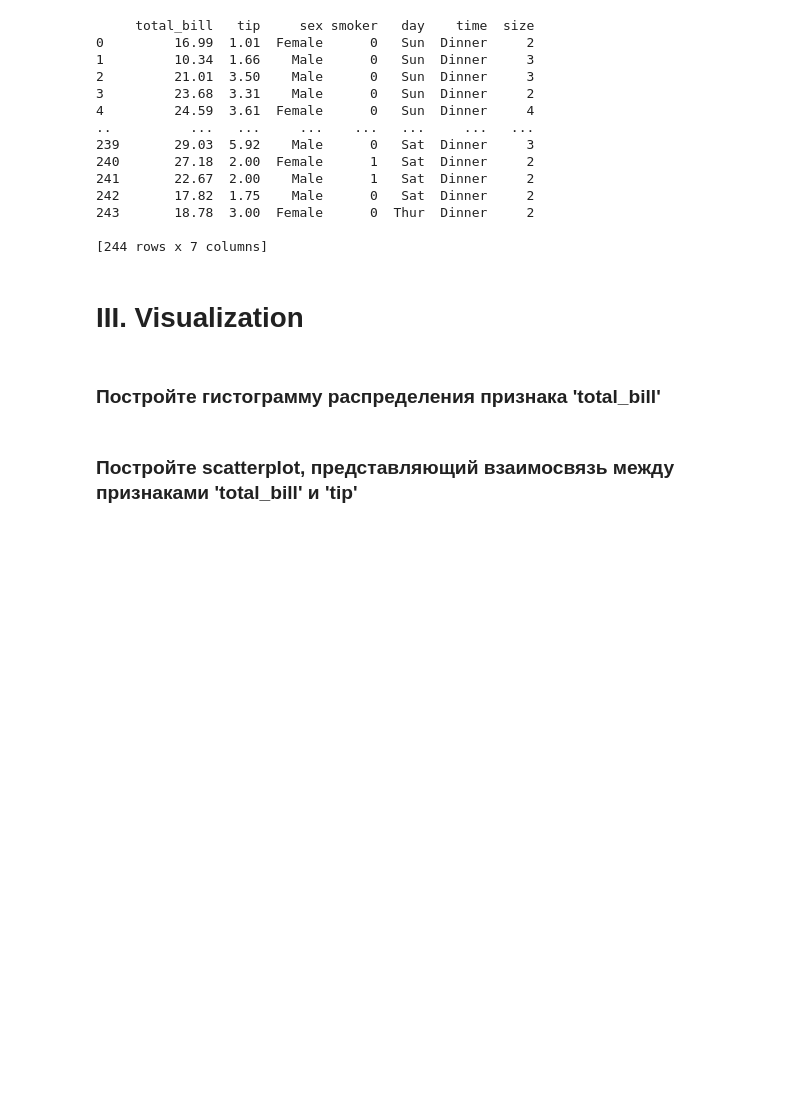
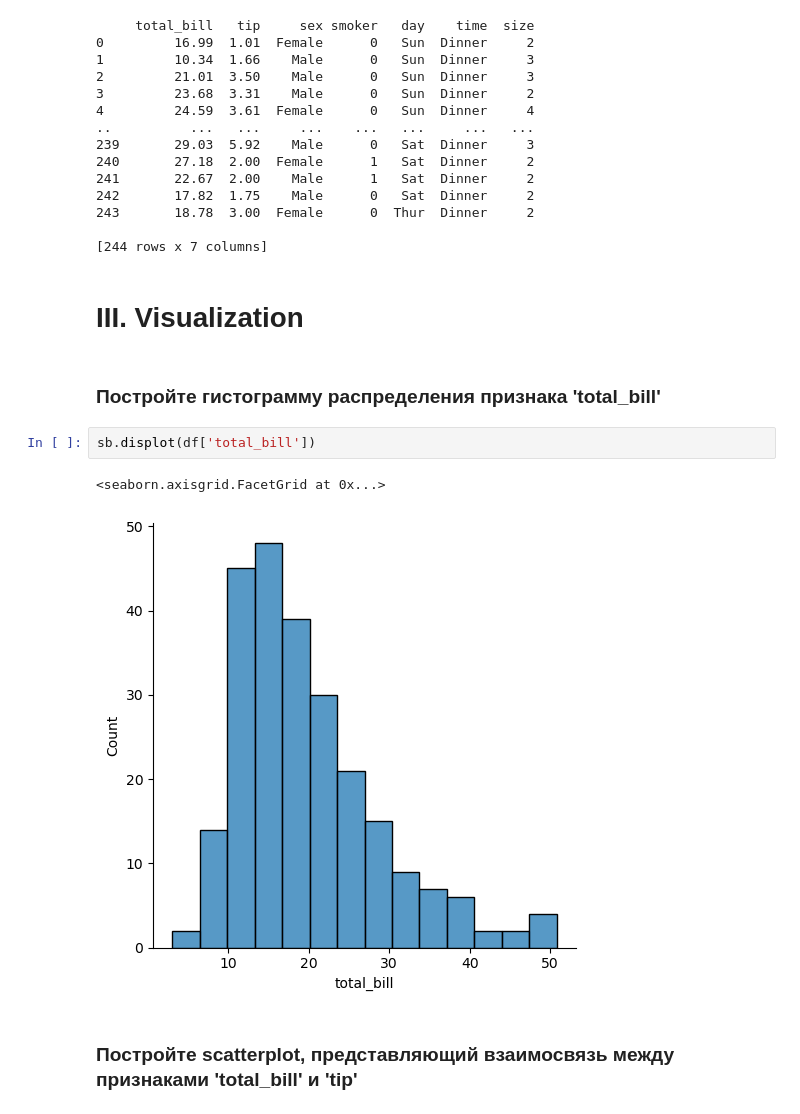
Before and after one commit to volk-anastasia/OTUS-homeworks, a Jupyter notebook: homework3/Analyze and Visualize.ipynb, the cells around one changed output. Drawn from its saved outputs; the diff is of its cells as text; blank space fills up the shorter version.

```diff
--- a/homework3/Analyze and Visualize.ipynb
+++ b/homework3/Analyze and Visualize.ipynb
@@ -234,5 +240,10 @@ print(df)
 # III. Visualization
 # %% [markdown]
 ### Постройте гистограмму распределения признака 'total_bill'
+# %%
+sb.displot(df['total_bill'])
+# %% [output]
+<seaborn.axisgrid.FacetGrid at 0x...>
+[figure, added]
 # %% [markdown]
 ### Постройте scatterplot, представляющий взаимосвязь между признаками 'total_bill' и 'tip'
```
Also changed, not shown: parts of 18 cells of this notebook.
